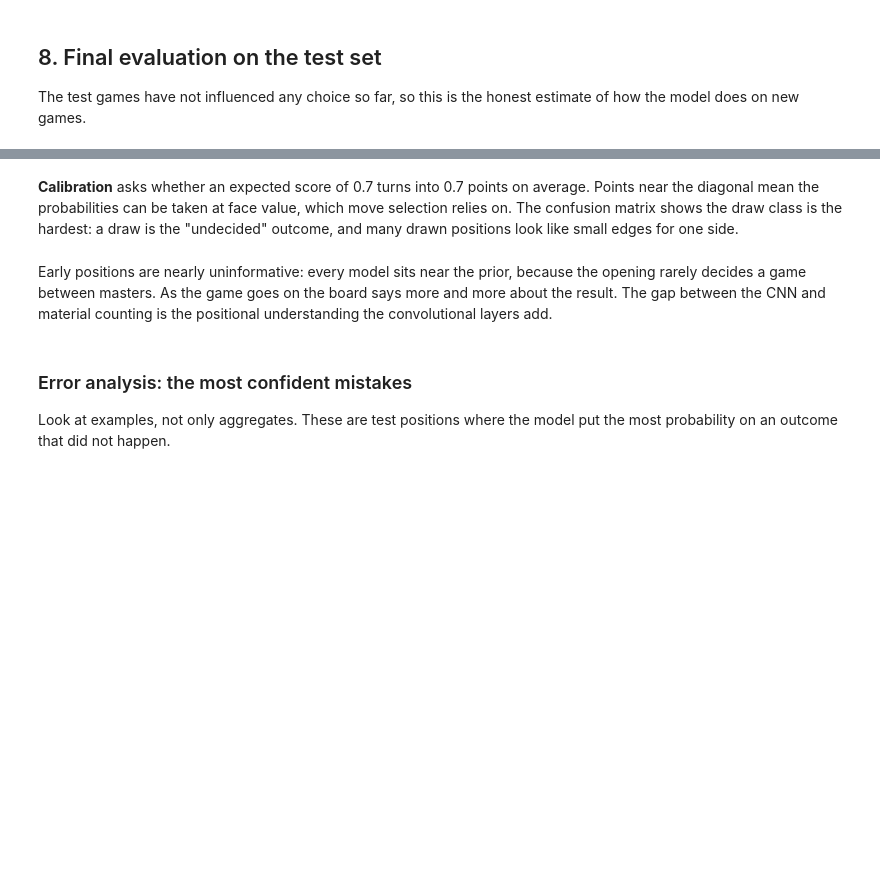
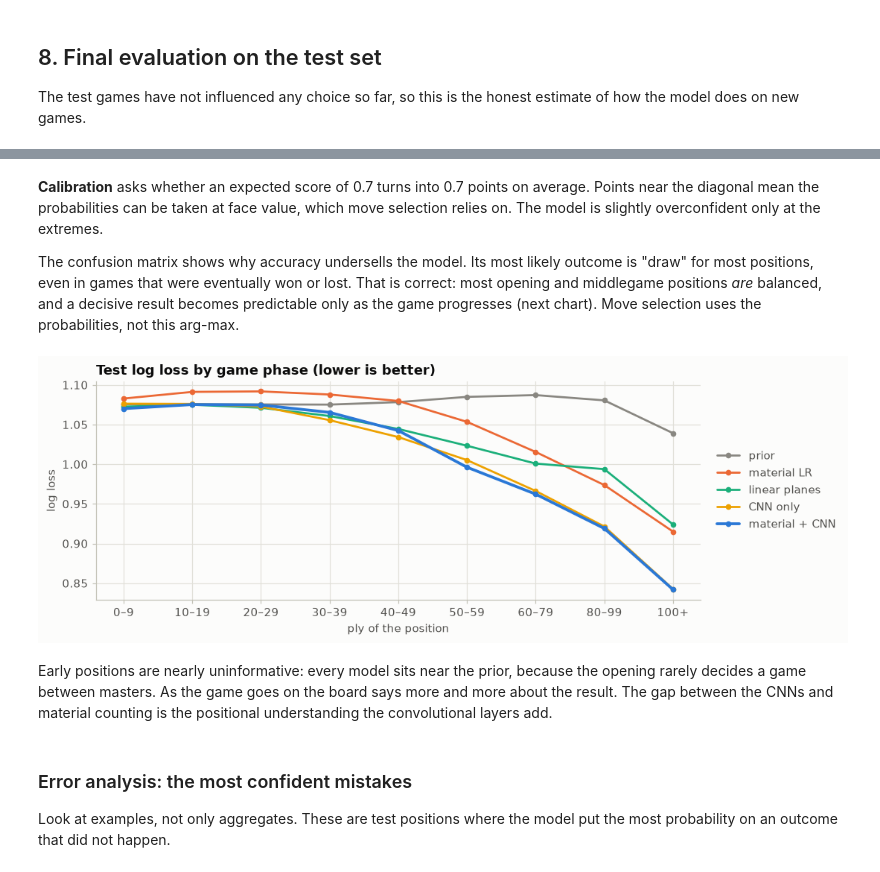
Before and after one commit to ziggityzaggity/Chess, a Jupyter notebook: ai/chess_value_network.ipynb, the cells around one changed output, grey strips where cells are left out. Drawn from its saved outputs; the diff is of its cells as text; code cells hidden in the pictures; blank space fills up the shorter version.

```diff
--- a/ai/chess_value_network.ipynb
+++ b/ai/chess_value_network.ipynb
@@ -805,34 +1036,42 @@ plt.show()
 # %% [markdown]
 **Calibration** asks whether an expected score of 0.7 turns into 0.7 points on
 average. Points near the diagonal mean the probabilities can be taken at face
-value, which move selection relies on. The confusion matrix shows the draw class is
-the hardest: a draw is the "undecided" outcome, and many drawn positions look like
-small edges for one side.
+value, which move selection relies on. The model is slightly overconfident only
+at the extremes.
+
+The confusion matrix shows why accuracy undersells the model. Its most likely
+outcome is "draw" for most positions, even in games that were eventually won or
+lost. That is correct: most opening and middlegame positions *are* balanced, and
+a decisive result becomes predictable only as the game progresses (next chart).
+Move selection uses the probabilities, not this arg-max.
 # %%
 phase_edges = [0, 10, 20, 30, 40, 50, 60, 80, 100, 1000]
 phase = pd.cut(pos_ply[split == 2], phase_edges, right=False, labels=[
     f"{a}–{b - 1}" if b < 1000 else f"{a}+" for a, b in zip(phase_edges[:-1], phase_edges[1:])])
 by_phase = pd.DataFrame({
     name: pd.Series([log_loss(y_test[phase == c], p[phase == c], labels=[0, 1, 2]) for c in phase.categories],
                     index=phase.categories)
     for name, p in test_probs.items()})
 
 fig, ax = plt.subplots(figsize=(10, 3.6))
-for name, color in zip(["prior", "material LR", "linear planes", "CNN"], [MUTED, SERIES[1], SERIES[2], SERIES[0]]):
+for name, color in zip(["prior", "material LR", "linear planes", "CNN only", "material + CNN"],
+                       [MUTED, SERIES[1], SERIES[2], SERIES[3], SERIES[0]]):
     ax.plot(range(len(by_phase)), by_phase[name], marker="o", ms=4, color=color, label=name,
-            lw=2.5 if name == "CNN" else 1.8)
+            lw=2.5 if name == "material + CNN" else 1.8)
 ax.set_xticks(range(len(by_phase)), by_phase.index)
 ax.set_title("Test log loss by game phase (lower is better)")
 ax.set_xlabel("ply of the position")
 ax.set_ylabel("log loss")
 ax.legend(loc="center left", bbox_to_anchor=(1.01, 0.5))
 fig.tight_layout()
 plt.show()
+# %% [output]
+[figure, added]
 # %% [markdown]
 Early positions are nearly uninformative: every model sits near the prior, because
 the opening rarely decides a game between masters. As the game goes on the board
-says more and more about the result. The gap between the CNN and material counting
-is the positional understanding the convolutional layers add.
+says more and more about the result. The gap between the CNNs and material
+counting is the positional understanding the convolutional layers add.
 # %% [markdown]
 ### Error analysis: the most confident mistakes
 
```
Also changed, not shown: parts of 46 cells of this notebook.
